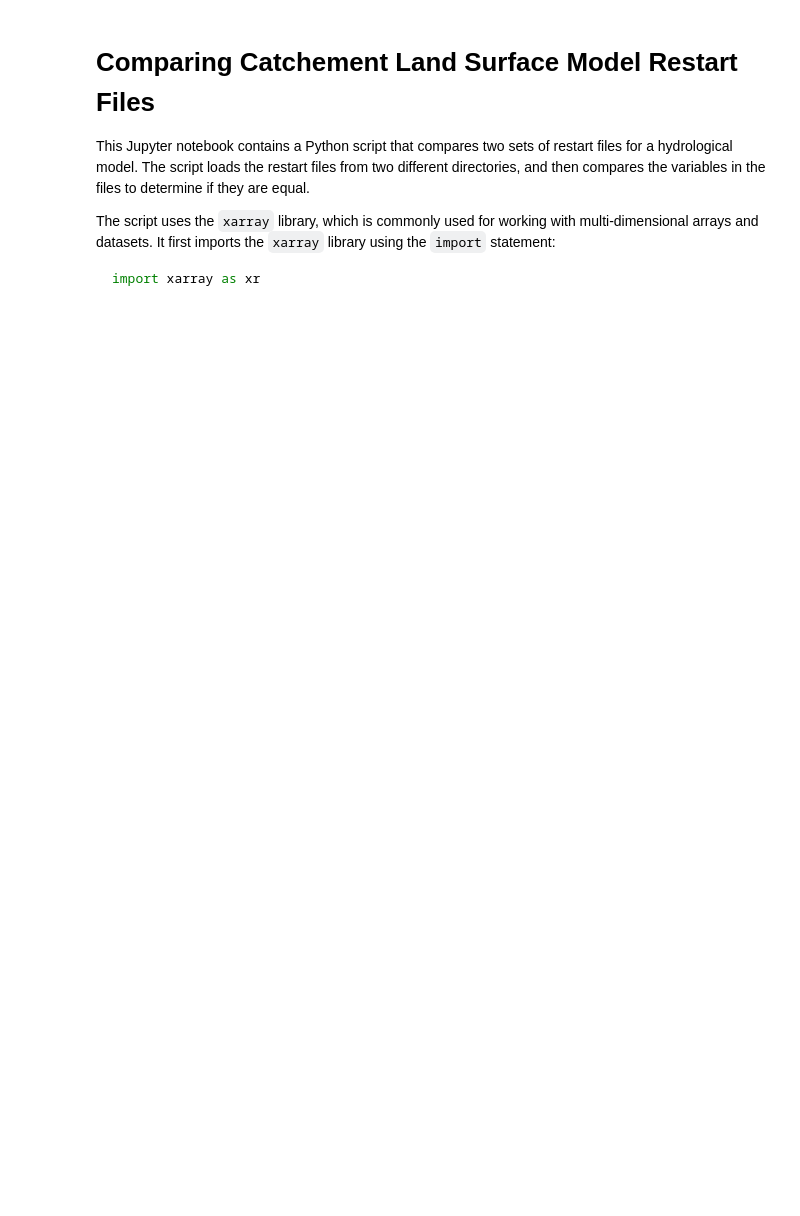
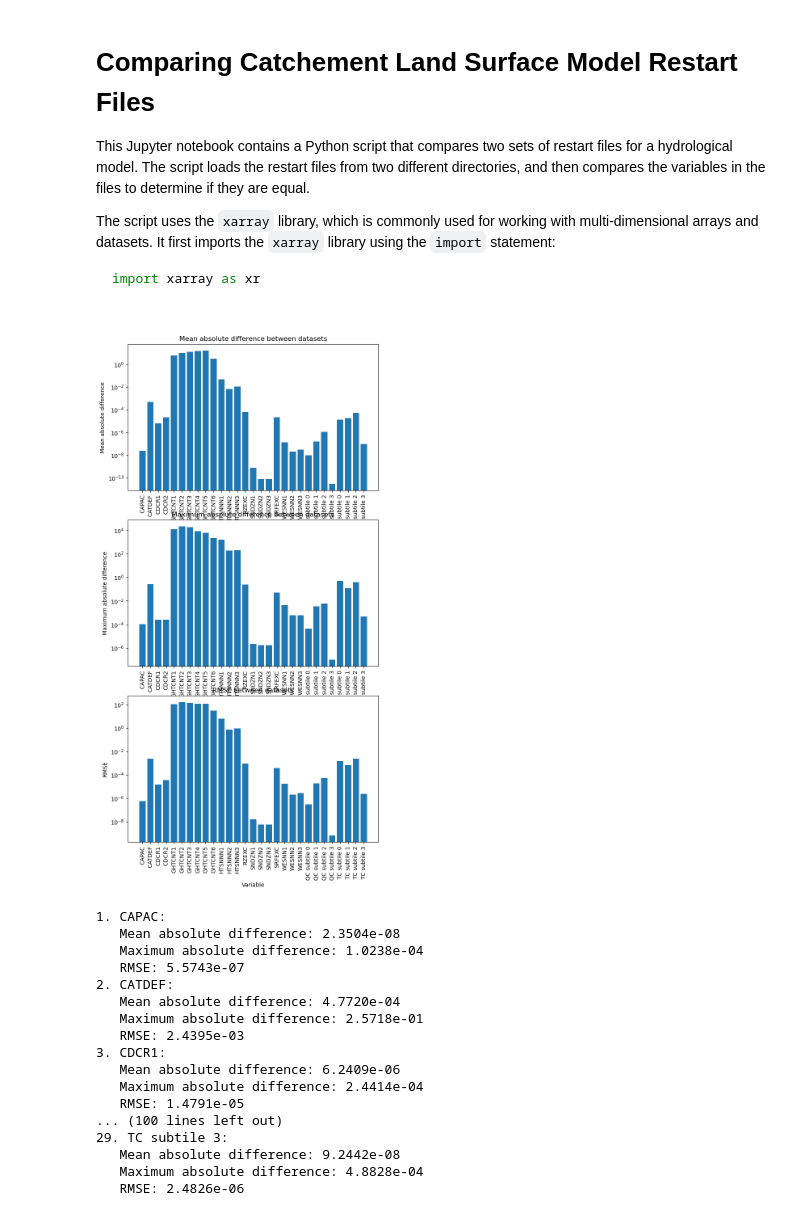
Before and after one commit to amfox37/GEOSldas_diagnostics, a Jupyter notebook: Jupyter/compare_restarts.ipynb, the cells around one changed output. Drawn from its saved outputs; the diff is of its cells as text; code cells hidden in the pictures; blank space fills up the shorter version.

Commit message:
new compare restarts

```diff
--- a/Jupyter/compare_restarts.ipynb
+++ b/Jupyter/compare_restarts.ipynb
@@ -11,12 +11,14 @@ import xarray as xr
 # Define directory paths and filenames
 
 # Paths to directories containing the restart files
-path1 = '/discover/nobackup/amfox/Experiments/OLv7_M36_ascat/OLv7_M36_ascat/output/SMAP_EASEv2_M36_GLOBAL/rs/ens0001/Y2015/M06'
-path2 = '/discover/nobackup/amfox/Experiments/OLv7_M36/OLv7_M36/output/SMAP_EASEv2_M36_GLOBAL/rs/ens0001/Y2015/M06'
+# path1 = '/discover/nobackup/amfox/Experiments/OLv7_M36_ascat/OLv7_M36_ascat/output/SMAP_EASEv2_M36_GLOBAL/rs/ens0001/Y2015/M06'
+# path2 = '/discover/nobackup/amfox/Experiments/OLv7_M36/OLv7_M36/output/SMAP_EASEv2_M36_GLOBAL/rs/ens0001/Y2015/M06'
+path1 = '../test_data/restarts'
+path2 = '../test_data/restarts'
 
 # Name of the restart files
-file1 = 'OLv7_M36_ascat.catch_internal_rst.20150501_0000'
-file2 = 'OLv7_M36.catch_internal_rst.20150501_0000'
+file1 = 'OLv7_M36_ascat.catch_internal_rst.20140901_0000'
+file2 = 'OLv7_M36.catch_internal_rst.20140901_0000'
 # %%
 # Import libraries and define functions
 
@@ -49,4 +184,23 @@ def compare_restart_files(path1, path2, file1, file2):
 # %%
 # Call the compare_restart_files function
 
-compare_restart_files(path1, path2, file1, file2)
+compare_selected_variables(path1, path2, file1, file2)
+# %% [output]
+[figure, added]
+1. CAPAC:
+   Mean absolute difference: 2.3504e-08
+   Maximum absolute difference: 1.0238e-04
+   RMSE: 5.5743e-07
+2. CATDEF:
+   Mean absolute difference: 4.7720e-04
+   Maximum absolute difference: 2.5718e-01
+   RMSE: 2.4395e-03
+3. CDCR1:
+   Mean absolute difference: 6.2409e-06
+   Maximum absolute difference: 2.4414e-04
+   RMSE: 1.4791e-05
+... (100 lines left out)
+29. TC subtile 3:
+   Mean absolute difference: 9.2442e-08
+   Maximum absolute difference: 4.8828e-04
+   RMSE: 2.4826e-06
```
Also changed, not shown: parts of 3 cells of this notebook.
